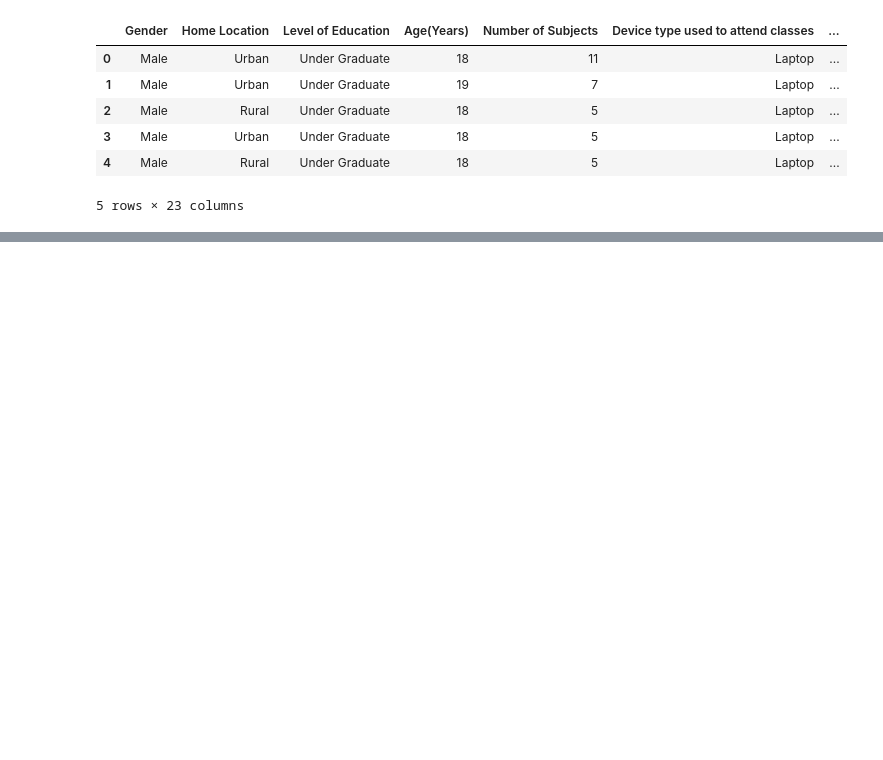
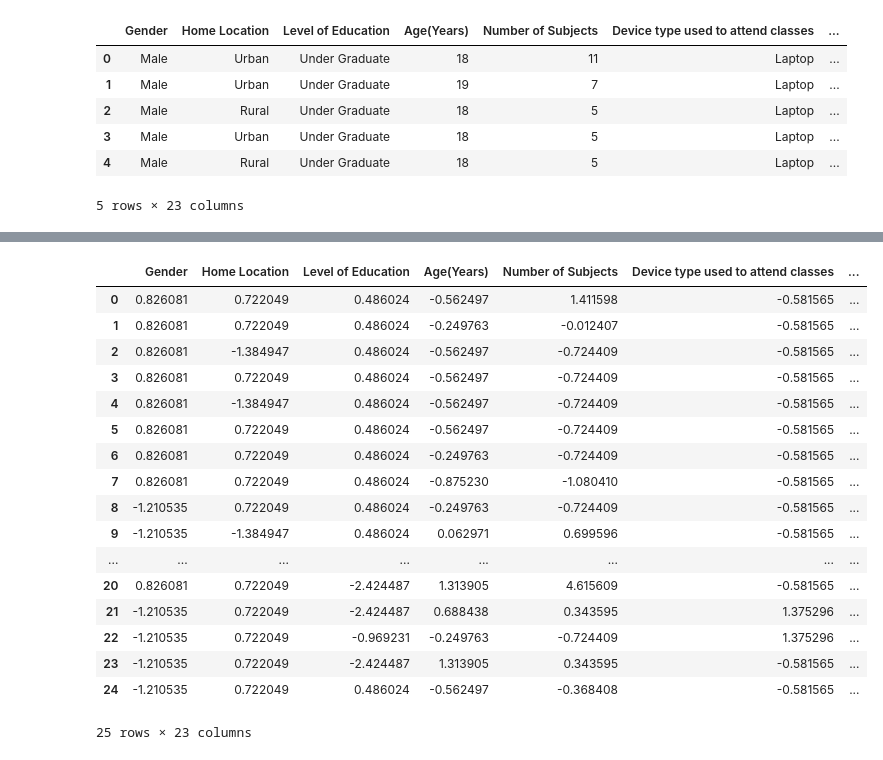
Before and after one commit to ECS-171-Divorce-Team/ECS-171-Online-Study, a Jupyter notebook: Online_Studying_Project.ipynb, the cells around one changed output, grey strips where cells are left out. Drawn from its saved outputs; the diff is of its cells as text; code cells hidden in the pictures; blank space fills up the shorter version.

Commit message:
Resolved #35. Scaled and encoded the dataset

```diff
--- a/Online_Studying_Project.ipynb
+++ b/Online_Studying_Project.ipynb
@@ -118,0 +187,30 @@ AttributeError: 'float' object has no attribute 'split'
+# %%
+from sklearn.preprocessing import StandardScaler
+
+scaler = StandardScaler()
+
+# Scale the whole data
+for col_name in data.columns:
+    if (data.dtypes[col_name] != 'object'):
+        data[col_name] = scaler.fit_transform(data[col_name].to_numpy().reshape(-1, 1))
+
+data.head(25)
+# %% [output]
+|  | Gender | Home Location | Level of Education | Age(Years) | Number of Subjects | Device type used to attend classes | ... |
+| 0 | 0.826081 | 0.722049 | 0.486024 | -0.562497 | 1.411598 | -0.581565 | ... |
+| 1 | 0.826081 | 0.722049 | 0.486024 | -0.249763 | -0.012407 | -0.581565 | ... |
+| 2 | 0.826081 | -1.384947 | 0.486024 | -0.562497 | -0.724409 | -0.581565 | ... |
+| 3 | 0.826081 | 0.722049 | 0.486024 | -0.562497 | -0.724409 | -0.581565 | ... |
+| 4 | 0.826081 | -1.384947 | 0.486024 | -0.562497 | -0.724409 | -0.581565 | ... |
+| 5 | 0.826081 | 0.722049 | 0.486024 | -0.562497 | -0.724409 | -0.581565 | ... |
+| 6 | 0.826081 | 0.722049 | 0.486024 | -0.249763 | -0.724409 | -0.581565 | ... |
+| 7 | 0.826081 | 0.722049 | 0.486024 | -0.875230 | -1.080410 | -0.581565 | ... |
+| 8 | -1.210535 | 0.722049 | 0.486024 | -0.249763 | -0.724409 | -0.581565 | ... |
+| 9 | -1.210535 | -1.384947 | 0.486024 | 0.062971 | 0.699596 | -0.581565 | ... |
+| ... | ... | ... | ... | ... | ... | ... | ... |
+| 20 | 0.826081 | 0.722049 | -2.424487 | 1.313905 | 4.615609 | -0.581565 | ... |
+| 21 | -1.210535 | 0.722049 | -2.424487 | 0.688438 | 0.343595 | 1.375296 | ... |
+| 22 | -1.210535 | 0.722049 | -0.969231 | -0.249763 | -0.724409 | 1.375296 | ... |
+| 23 | -1.210535 | 0.722049 | -2.424487 | 1.313905 | 0.343595 | -0.581565 | ... |
+| 24 | -1.210535 | 0.722049 | 0.486024 | -0.562497 | -0.368408 | -0.581565 | ... |
+25 rows × 23 columns
```
Also changed, not shown: parts of 10 cells of this notebook, 2 other files.
